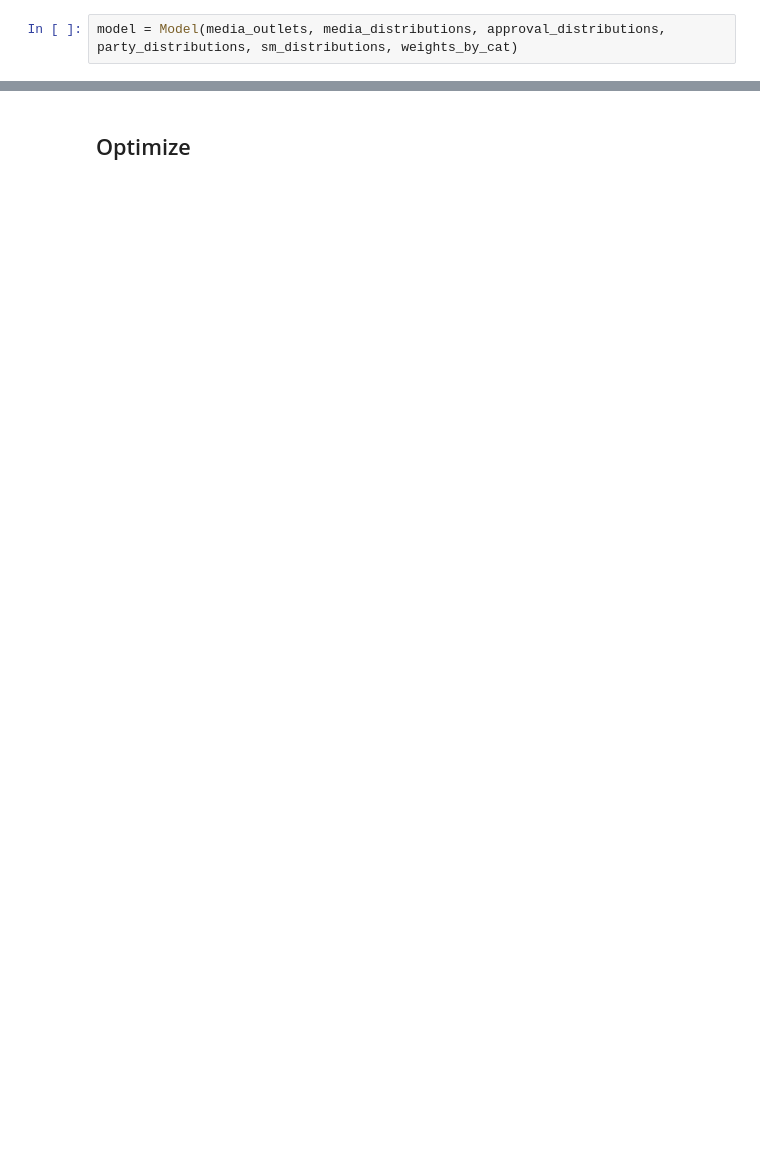
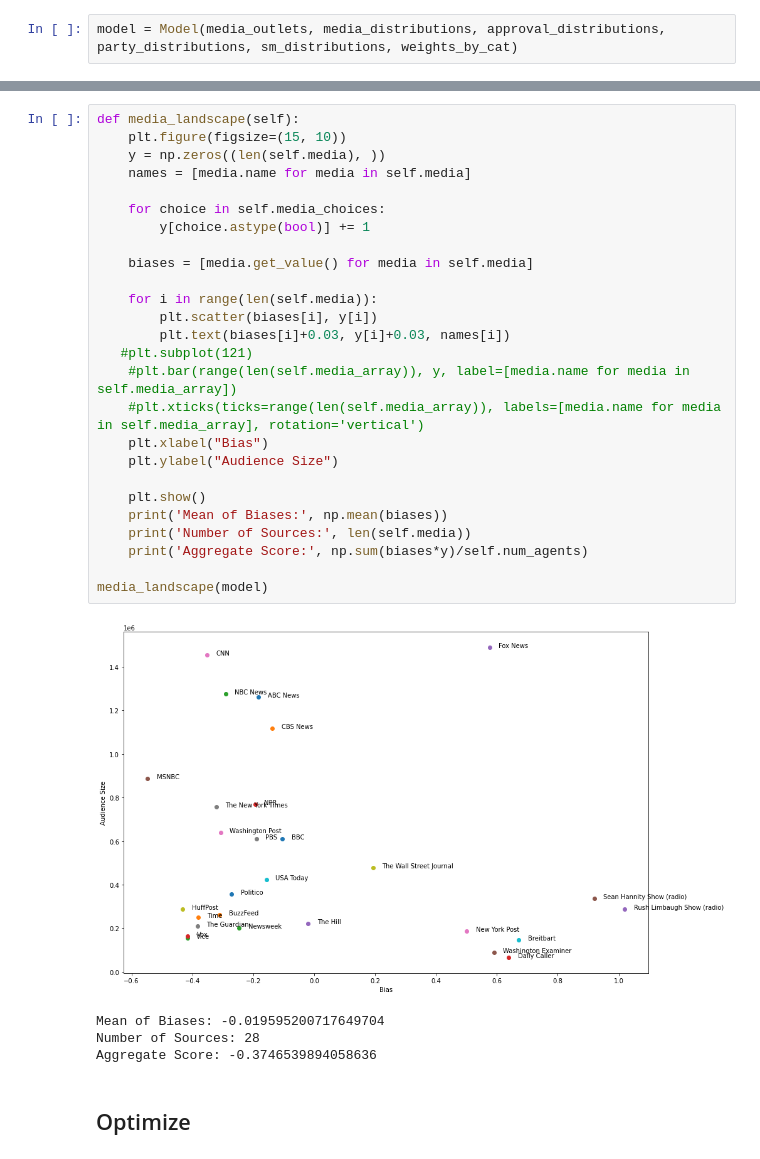
Before and after one commit to samerose12/Humor-Agent-Based-Model, a Jupyter notebook: Pew ABM.ipynb, the cells around one changed output, grey strips where cells are left out. Cells and saved outputs as stored; diff of their text form; blank space fills up the shorter version.

```diff
--- a/Pew ABM.ipynb
+++ b/Pew ABM.ipynb
@@ -828,2 +557,33 @@ for i in range(len(storage)):
+# %%
+def media_landscape(self):
+    plt.figure(figsize=(15, 10))
+    y = np.zeros((len(self.media), ))
+    names = [media.name for media in self.media]
+
+    for choice in self.media_choices:
+        y[choice.astype(bool)] += 1
+
+    biases = [media.get_value() for media in self.media]
+
+    for i in range(len(self.media)):
+        plt.scatter(biases[i], y[i])
+        plt.text(biases[i]+0.03, y[i]+0.03, names[i])
+   #plt.subplot(121)
+    #plt.bar(range(len(self.media_array)), y, label=[media.name for media in self.media_array])
+    #plt.xticks(ticks=range(len(self.media_array)), labels=[media.name for media in self.media_array], rotation='vertical')
+    plt.xlabel("Bias")
+    plt.ylabel("Audience Size")
+
+    plt.show()
+    print('Mean of Biases:', np.mean(biases))
+    print('Number of Sources:', len(self.media))
+    print('Aggregate Score:', np.sum(biases*y)/self.num_agents)
+
+media_landscape(model)
+# %% [output]
+[figure, added]
+Mean of Biases: -0.019595200717649704
+Number of Sources: 28
+Aggregate Score: -0.3746539894058636
 # %% [markdown]
 ## Optimize
```
Also changed, not shown: parts of 39 cells of this notebook, 6 other files.
